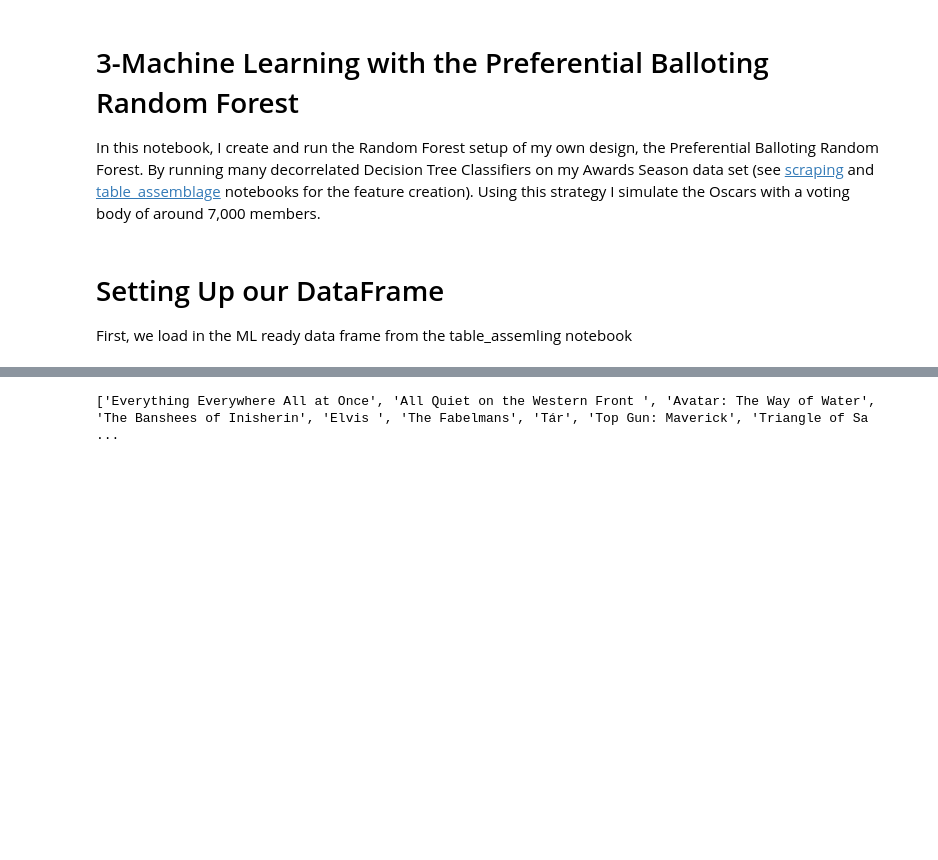
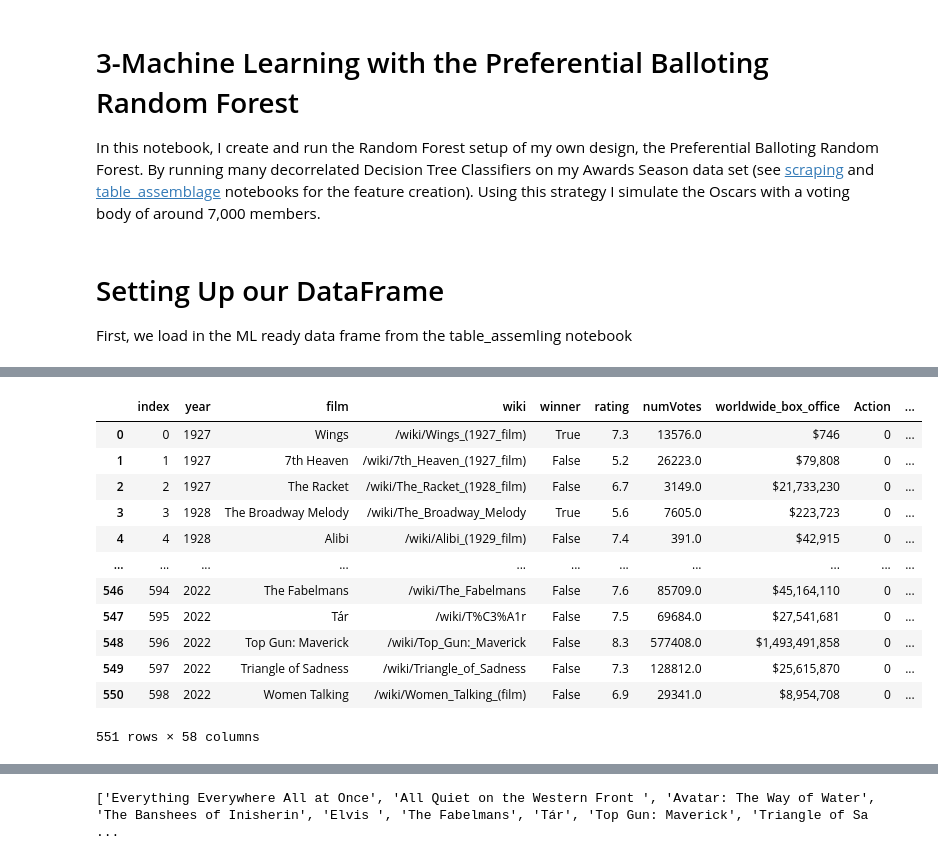
Before and after one commit to Aleksandra-dot/oscar_predictions, a Jupyter notebook: 3-machine_learning_preferential_ballot.ipynb, the cells around one changed output, grey strips where cells are left out. Saved outputs shown, nothing was run; the diff lists cells and outputs as text; code cells hidden in the pictures; blank space fills up the shorter version.

```diff
--- a/3-machine_learning_preferential_ballot.ipynb
+++ b/3-machine_learning_preferential_ballot.ipynb
@@ -12,0 +22,18 @@ full_table = pd.read_csv('./data/processed_results/osc_df')
+# %%
+full_table2 = pd.read_csv('./data/additional/processed_add.csv')
+full_table2=full_table2.drop('Unnamed: 0', axis=1)
+full_table2
+# %% [output]
+|  | index | year | film | wiki | winner | rating | numVotes | worldwide_box_office | Action | ... |
+| 0 | 0 | 1927 | Wings | /wiki/Wings_(1927_film) | True | 7.3 | 13576.0 | $746 | 0 | ... |
+| 1 | 1 | 1927 | 7th Heaven | /wiki/7th_Heaven_(1927_film) | False | 5.2 | 26223.0 | $79,808 | 0 | ... |
+| 2 | 2 | 1927 | The Racket | /wiki/The_Racket_(1928_film) | False | 6.7 | 3149.0 | $21,733,230 | 0 | ... |
+| 3 | 3 | 1928 | The Broadway Melody | /wiki/The_Broadway_Melody | True | 5.6 | 7605.0 | $223,723 | 0 | ... |
+| 4 | 4 | 1928 | Alibi | /wiki/Alibi_(1929_film) | False | 7.4 | 391.0 | $42,915 | 0 | ... |
+| ... | ... | ... | ... | ... | ... | ... | ... | ... | ... | ... |
+| 546 | 594 | 2022 | The Fabelmans | /wiki/The_Fabelmans | False | 7.6 | 85709.0 | $45,164,110 | 0 | ... |
+| 547 | 595 | 2022 | Tár | /wiki/T%C3%A1r | False | 7.5 | 69684.0 | $27,541,681 | 0 | ... |
+| 548 | 596 | 2022 | Top Gun: Maverick | /wiki/Top_Gun:_Maverick | False | 8.3 | 577408.0 | $1,493,491,858 | 0 | ... |
+| 549 | 597 | 2022 | Triangle of Sadness | /wiki/Triangle_of_Sadness | False | 7.3 | 128812.0 | $25,615,870 | 0 | ... |
+| 550 | 598 | 2022 | Women Talking | /wiki/Women_Talking_(film) | False | 6.9 | 29341.0 | $8,954,708 | 0 | ... |
+551 rows × 58 columns
```
Also changed, not shown: parts of 10 cells of this notebook, 2 other files.
